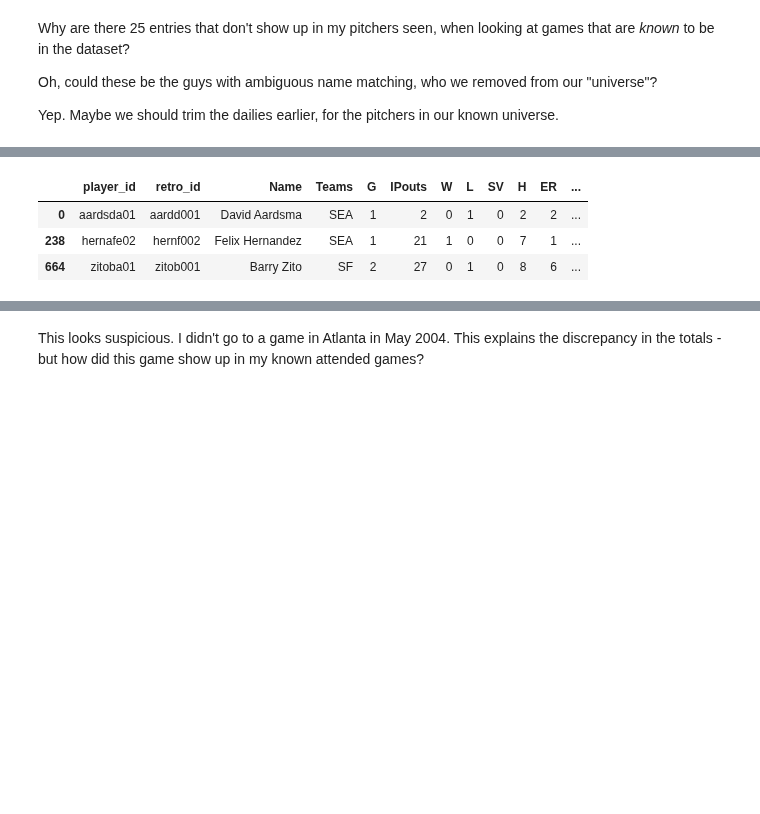
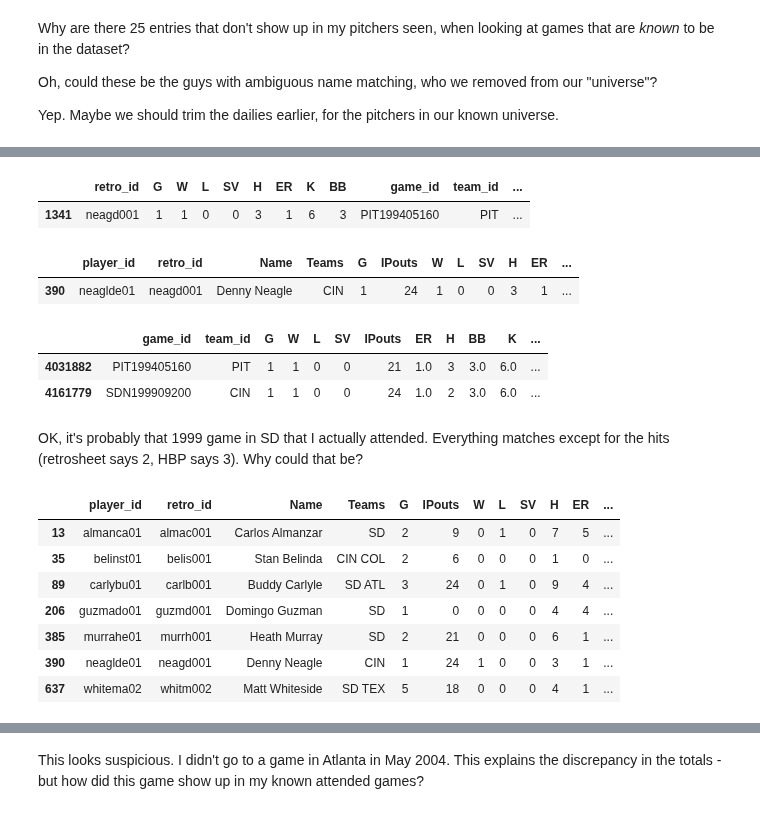
Before and after one commit to sdvinay/baseball_sql, a Jupyter notebook: pandas/reconstruct_hardball_passport_data.ipynb, the cells around one changed output, grey strips where cells are left out. Saved outputs shown, nothing was run; the diff lists cells and outputs as text; code cells hidden in the pictures; blank space fills up the shorter version.

```diff
--- a/pandas/reconstruct_hardball_passport_data.ipynb
+++ b/pandas/reconstruct_hardball_passport_data.ipynb
@@ -331,0 +229,4 @@ dailies
+# %%
+bat_dailies = get_dailies(bat_col_mapper)
+pit_dailies = get_dailies(pit_col_mapper)
+bat_dailies, pit_dailies
@@ -376,5 +298,7 @@ mike_scott
 # %%
-def find_daily(dailies, stat_line):
-    match_cols = ['retro_id', 'G', 'W', 'L', 'SV', 'H', 'ER', 'K', 'BB']
-    matches = pd.merge(left=stat_line, right=dailies, on=match_cols )
+match_cols_pit = ['retro_id', 'G', 'W', 'L', 'SV', 'H', 'ER', 'K', 'BB']
+match_cols_bat = ['retro_id', 'G', 'AB', 'H', 'R', 'RBI', 'TwoB', 'ThreeB', 'HR', 'TB']
+def find_daily(dailies, stat_line, match_cols):
+
+    matches = pd.merge(left=stat_line, right=dailies, on=match_cols)
     return matches
@@ -631,4 +416,0 @@ known_gm_stats
-# %%
-match_cols = ['G', 'IPouts', 'W', 'L', 'SV', 'H', 'ER', 'K', 'BB'] # note this doesn't include 'retro_id', since that is now the index
-unaccounted_stats = pit_stats.set_index('retro_id')[match_cols]
-unaccounted_stats
@@ -649,0 +417,4 @@ unaccounted_stats
+# %%
+unaccounted_stats_bat = bat_stats[match_cols_bat].set_index('retro_id')
+unaccounted_stats_pit = pit_stats[match_cols_pit].set_index('retro_id')
+unaccounted_stats_bat, unaccounted_stats_pit
@@ -690,8 +608,37 @@ dailies.query('game_id =="SEA200905240"')
+# %%
+# where did PIT199405160 come from?
+
+singletons = unaccounted_stats_pit.query('G==1')
+
+# find possible matches for all of those single games, from all of each player's career
+matches = find_daily(pit_dailies, singletons, match_cols_pit)
+matches.query('game_id=="PIT199405160"')
+# %% [output]
+|  | retro_id | G | W | L | SV | H | ER | K | BB | game_id | team_id | ... |
+| 1341 | neagd001 | 1 | 1 | 0 | 0 | 3 | 1 | 6 | 3 | PIT199405160 | PIT | ... |
+# %%
+pit_stats.query('retro_id in ("neagd001")')
+# %% [output]
+|  | player_id | retro_id | Name | Teams | G | IPouts | W | L | SV | H | ER | ... |
+| 390 | neaglde01 | neagd001 | Denny Neagle | CIN | 1 | 24 | 1 | 0 | 0 | 3 | 1 | ... |
+# %%
+known_games = set(iter1[2])|set(iter1_pit[2])
+pit_dailies.query('retro_id in ("neagd001") and game_id in @known_games')
+# %% [output]
+|  | game_id | team_id | G | W | L | SV | IPouts | ER | H | BB | K | ... |
+| 4031882 | PIT199405160 | PIT | 1 | 1 | 0 | 0 | 21 | 1.0 | 3 | 3.0 | 6.0 | ... |
+| 4161779 | SDN199909200 | CIN | 1 | 1 | 0 | 0 | 24 | 1.0 | 2 | 3.0 | 6.0 | ... |
+# %% [markdown]
+OK, it's probably that 1999 game in SD that I actually attended.  Everything matches except for the hits (retrosheet says 2, HBP says 3).  Why could that be?
 # %%
-now = dailies.query('game_id =="SEA200905240"')['retro_id'].values
-pit_stats.query('retro_id in @now')
+pits_used = pit_dailies.query('game_id in ("SDN199909200")')['retro_id']
+pit_stats.query('retro_id in @pits_used')
 # %% [output]
 |  | player_id | retro_id | Name | Teams | G | IPouts | W | L | SV | H | ER | ... |
-| 0 | aardsda01 | aardd001 | David Aardsma | SEA | 1 | 2 | 0 | 1 | 0 | 2 | 2 | ... |
-| 238 | hernafe02 | hernf002 | Felix Hernandez | SEA | 1 | 21 | 1 | 0 | 0 | 7 | 1 | ... |
-| 664 | zitoba01 | zitob001 | Barry Zito | SF | 2 | 27 | 0 | 1 | 0 | 8 | 6 | ... |
+| 13 | almanca01 | almac001 | Carlos Almanzar | SD | 2 | 9 | 0 | 1 | 0 | 7 | 5 | ... |
+| 35 | belinst01 | belis001 | Stan Belinda | CIN COL | 2 | 6 | 0 | 0 | 0 | 1 | 0 | ... |
+| 89 | carlybu01 | carlb001 | Buddy Carlyle | SD ATL | 3 | 24 | 0 | 1 | 0 | 9 | 4 | ... |
+| 206 | guzmado01 | guzmd001 | Domingo Guzman | SD | 1 | 0 | 0 | 0 | 0 | 4 | 4 | ... |
+| 385 | murrahe01 | murrh001 | Heath Murray | SD | 2 | 21 | 0 | 0 | 0 | 6 | 1 | ... |
+| 390 | neaglde01 | neagd001 | Denny Neagle | CIN | 1 | 24 | 1 | 0 | 0 | 3 | 1 | ... |
+| 637 | whitema02 | whitm002 | Matt Whiteside | SD TEX | 5 | 18 | 0 | 0 | 0 | 4 | 1 | ... |
```
Also changed, not shown: parts of 83 cells of this notebook.
